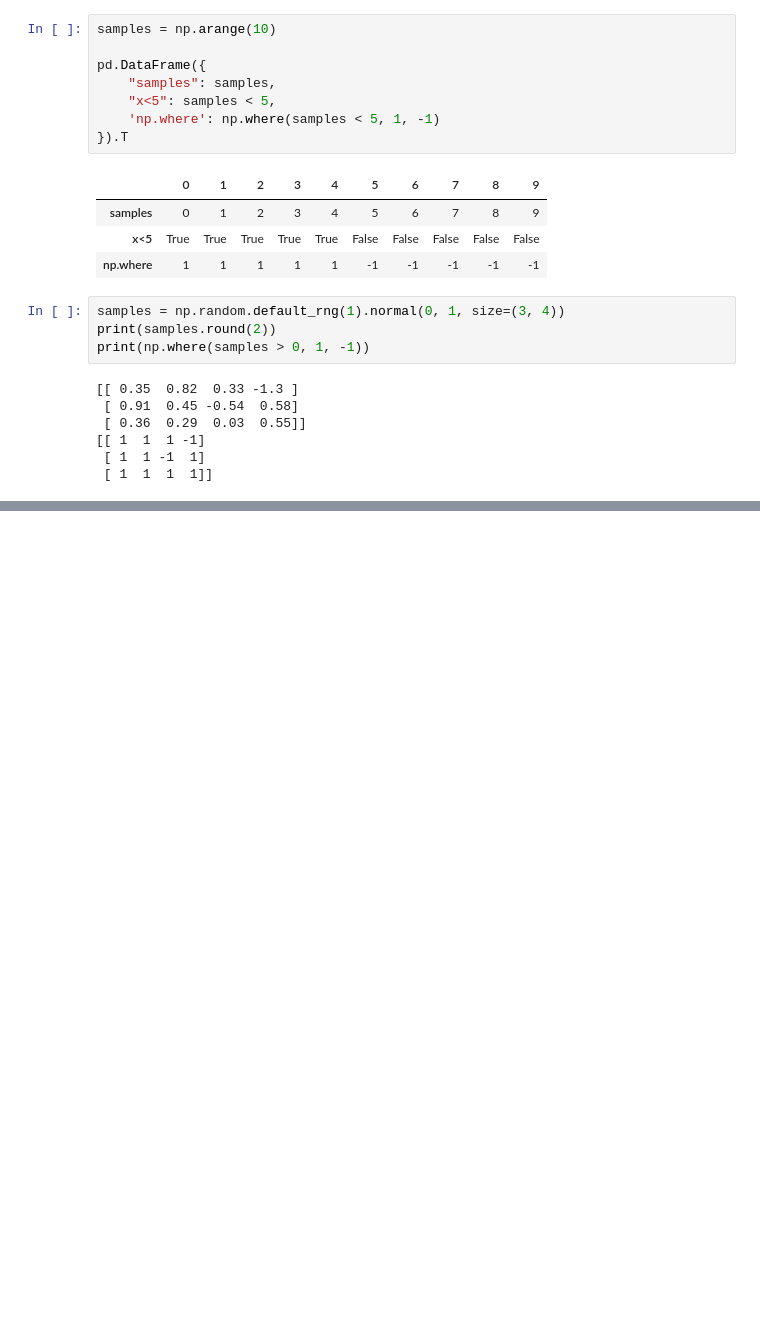
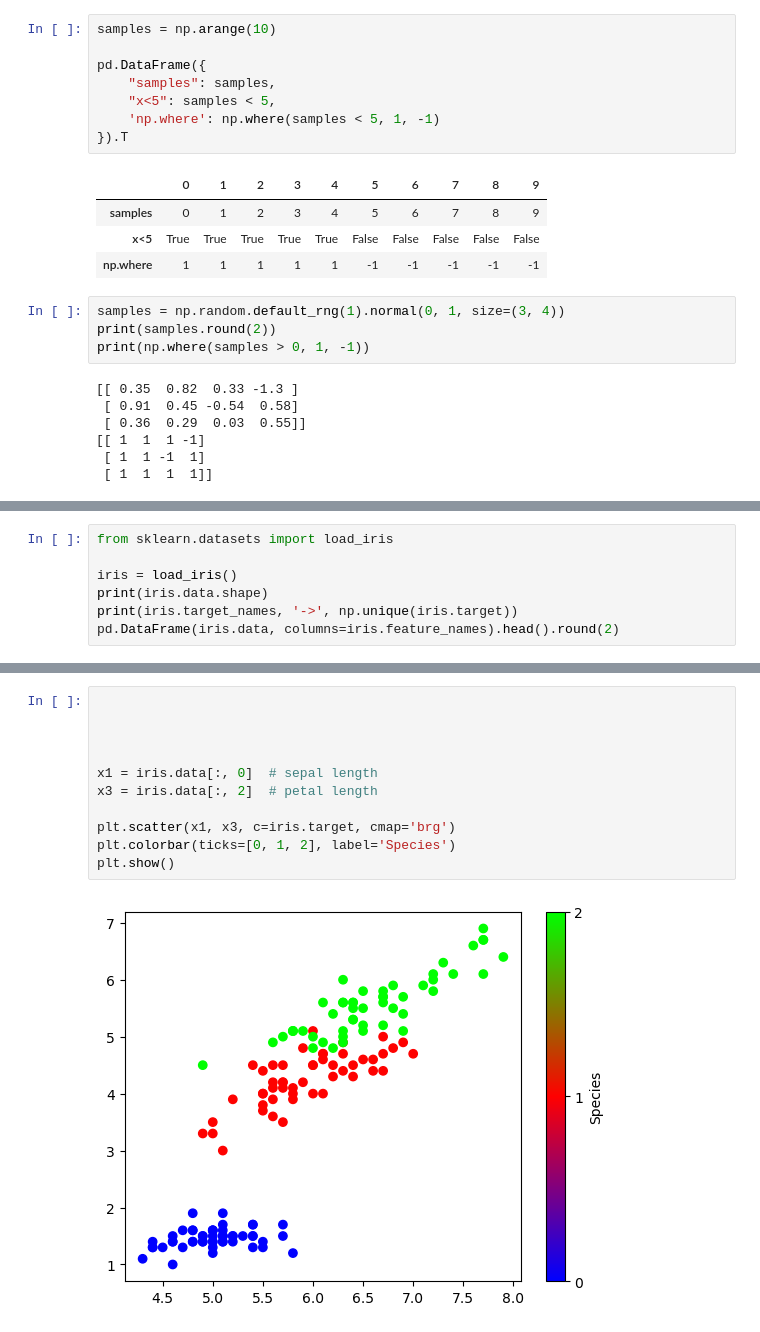
Before and after one commit to rebirther00/pydeep_multicam, a Jupyter notebook: Day2.ipynb, the cells around one changed output, grey strips where cells are left out. Cells and saved outputs as stored; diff of their text form; blank space fills up the shorter version.

```diff
--- a/Day2.ipynb
+++ b/Day2.ipynb
@@ -193,0 +378,7 @@ assert np.all(OR(Xs) == y_or)
+# %%
+from sklearn.datasets import load_iris
+
+iris = load_iris()
+print(iris.data.shape)
+print(iris.target_names, '->', np.unique(iris.target))
+pd.DataFrame(iris.data, columns=iris.feature_names).head().round(2)
@@ -193,0 +446,13 @@ assert np.all(OR(Xs) == y_or)
+# %%
+
+
+
+
+x1 = iris.data[:, 0]  # sepal length
+x3 = iris.data[:, 2]  # petal length
+
+plt.scatter(x1, x3, c=iris.target, cmap='brg')
+plt.colorbar(ticks=[0, 1, 2], label='Species')
+plt.show()
+# %% [output]
+[figure, added]
```
Also changed, not shown: parts of 13 cells of this notebook, 1 other file.
